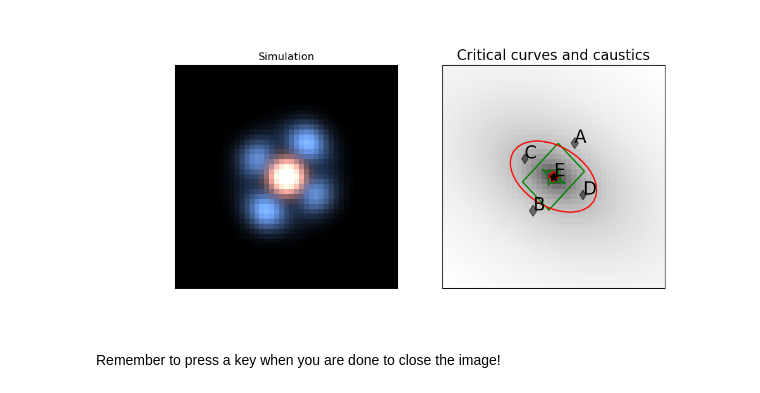
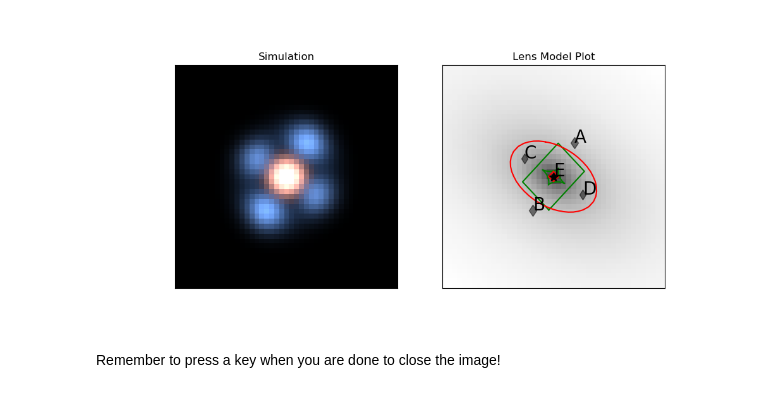
Before and after one commit to gilliancartwright/Lens-Modeling-DeepZipper-Candidates, a Jupyter notebook: Click_to_move_source_lenstronomy_simulation.ipynb, the cells around one changed output. Drawn from its saved outputs; the diff is of its cells as text; code cells hidden in the pictures.

Commit message:
Updated comments and fixed lens model plot.

```diff
--- a/Click_to_move_source_lenstronomy_simulation.ipynb
+++ b/Click_to_move_source_lenstronomy_simulation.ipynb
@@ -162,32 +162,47 @@ def onclick(event):
     Input: Click on simulated image
     Output: Printed text stating ra_source and dec_source
     """
+    # if click on simulated image
     if event.x <= 1000:
+        # get x and y coordinates
         x_source = event.xdata
         y_source = event.ydata
 
+        # translate to arcsec
         ra_source = (x_source-(numPix/2))*deltaPix
         dec_source = (y_source-(numPix/2))*deltaPix
 
+    # if click on lens model plot
     elif event.x > 1000:
-        ra_source = event.xdata
+        ra_source = event.xdata  # data already in arcsec
         dec_source = event.ydata
 
+    # if click not on either plot
     else:
+        # set ra and dec back to (0, 0)
         ra_source = 0
         dec_source = 0
 
+    # simulate image with new coords
     img, _ = simulation(ra_source, dec_source)
+    ax[0].imshow(img, origin='lower')
 
-    ax[1].clear()
+    # clear old lens model plot
+    ax[1].clear()  # clear everything from ax[1]
+
+    # lens model plot with new coords
     lens_model_plot(ax[1], lensModel, kwargs_lens,
                     sourcePos_x=ra_source,
                     sourcePos_y=dec_source,
                     **kwargs_lens_plot)
 
-    ax[0].imshow(img, origin='lower')
+    # reset ax[1] settings (ax[1].clear()) removes them
+    ax[1].set_title('Lens Model Plot', fontsize=12)
+    ax[1].set_xticks([])
+    ax[1].set_yticks([])
 
-    text.set_c(color='ivory')
+    # print ra and dec coords
+    text.set_c(color='ivory')  # background is black, so set text to white
     text.set_text(f'ra_source = {round(ra_source, 2)}, dec_source = {round(dec_source, 2)}')
 
 
@@ -207,34 +222,34 @@ ax[0].set_title('Simulation')
 ax[0].set_xticks([])
 ax[0].set_yticks([])
 
 # set empty text at bottom left of simulated image
 text = ax[0].text(0, 0, "", va="bottom", ha="left", fontsize=10)
 
 # Lens Model Plot
 lensModel = LensModel(lens_model_list=['SIE'])  # set lens model
 
 kwargs_lens_plot = {'with_caustics': True,  # show critical curves and caustics
                     'fast_caustic': True,
                     'point_source': True,  # show calculated image positions
                     'with_convergence': True,  # show convergence
                     'numPix': numPix,
                     'deltaPix': deltaPix}
 
 # Start with source at (0, 0)
 lens_model_plot(ax[1], lensModel, kwargs_lens,
                 sourcePos_x=0, sourcePos_y=0,
                 **kwargs_lens_plot)
 
-ax[1].set_title('Critical curves and caustics', fontsize=16)
+ax[1].set_title('Lens Model Plot', fontsize=12)
 ax[1].set_xticks([])
 ax[1].set_yticks([])
 
 plt.show()  # show plot in interactive window
 
 # run event functions
 cid = fig.canvas.mpl_connect('button_press_event', onclick)
 cid = fig.canvas.mpl_connect('key_press_event', on_close)
 # %% [output]
-[figure, old version]
+[figure, new version]
 # %% [markdown]
 Remember to press a key when you are done to close the image!
```
